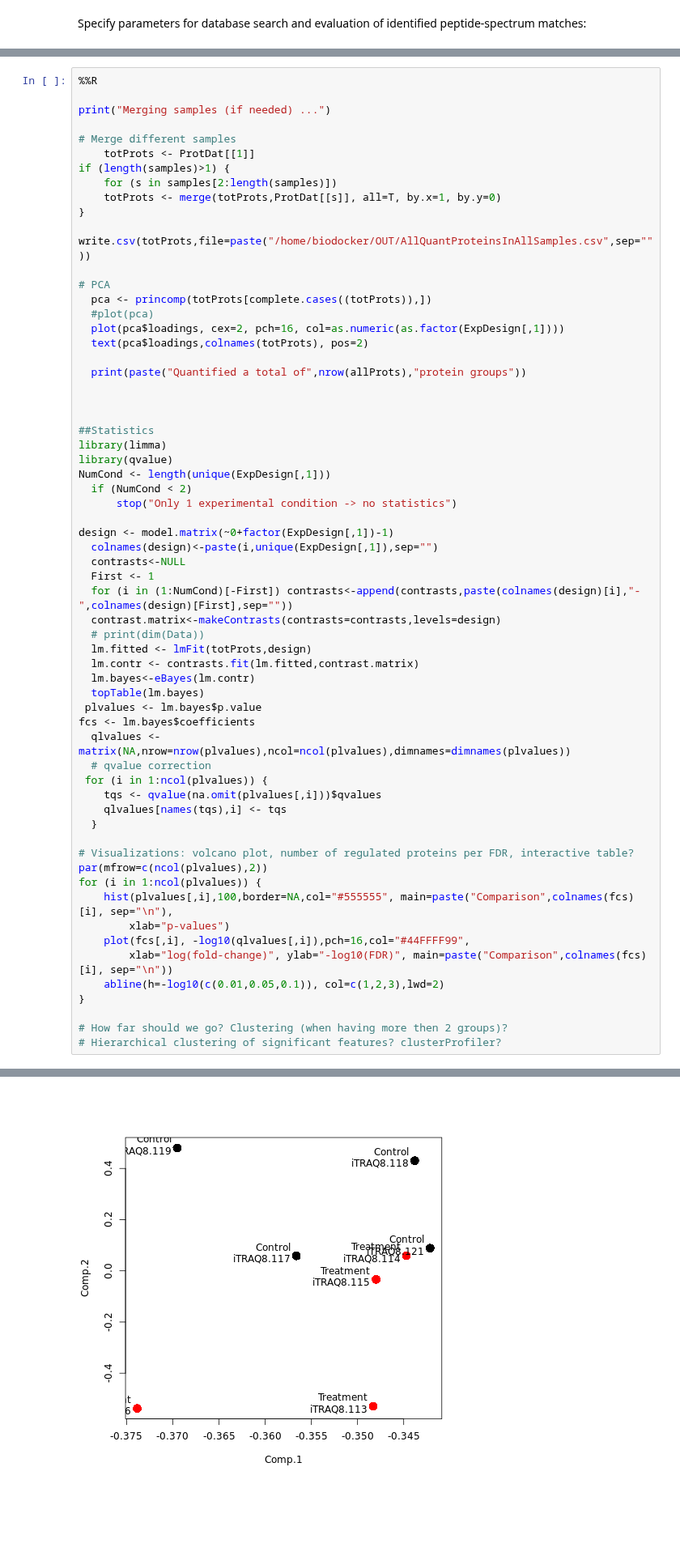
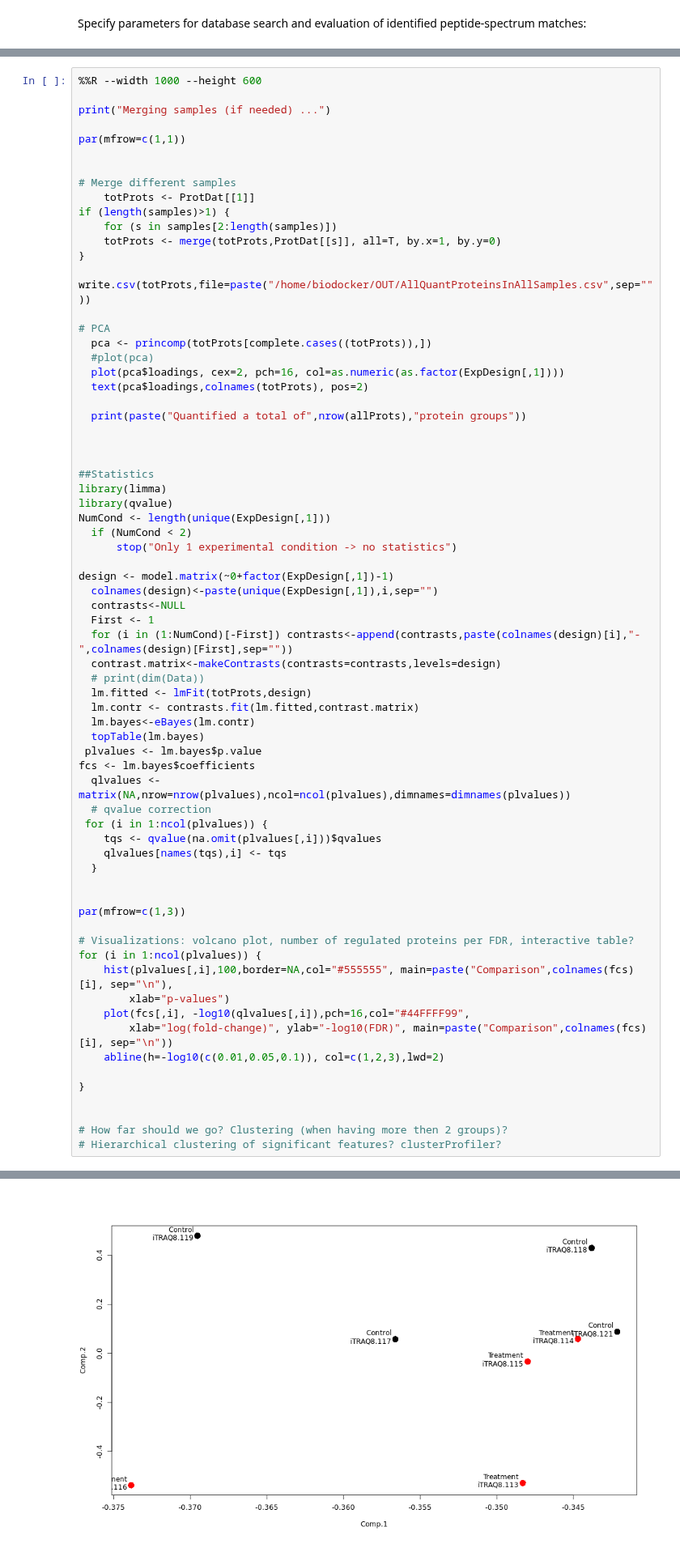
Before and after one commit to ProtProtocols/IsoProt, a Jupyter notebook: Example.ipynb, the cells around one changed output, grey strips where cells are left out. Shown at 81% size. Drawn from its saved outputs; the diff is of its cells as text; blank space fills up the shorter version.

Commit message:
new mz figure for reporters and many other adjustments of figures

```diff
--- a/Example.ipynb
+++ b/Example.ipynb
@@ -1022,7 +1046,10 @@ values on data aggregation.
 # %%
-%%R
+%%R --width 1000 --height 600
 
 print("Merging samples (if needed) ...")
+
+par(mfrow=c(1,1))
+
 
 # Merge different samples
     totProts <- ProtDat[[1]]
@@ -1051,38 +1078,42 @@ NumCond <- length(unique(ExpDesign[,1]))
       stop("Only 1 experimental condition -> no statistics")
 
 design <- model.matrix(~0+factor(ExpDesign[,1])-1)
-  colnames(design)<-paste(i,unique(ExpDesign[,1]),sep="")
+  colnames(design)<-paste(unique(ExpDesign[,1]),i,sep="")
   contrasts<-NULL
   First <- 1
   for (i in (1:NumCond)[-First]) contrasts<-append(contrasts,paste(colnames(design)[i],"-",colnames(design)[First],sep=""))
   contrast.matrix<-makeContrasts(contrasts=contrasts,levels=design)
   # print(dim(Data))
   lm.fitted <- lmFit(totProts,design)
   lm.contr <- contrasts.fit(lm.fitted,contrast.matrix)
   lm.bayes<-eBayes(lm.contr)
   topTable(lm.bayes)
  plvalues <- lm.bayes$p.value
 fcs <- lm.bayes$coefficients
   qlvalues <- matrix(NA,nrow=nrow(plvalues),ncol=ncol(plvalues),dimnames=dimnames(plvalues))
   # qvalue correction
  for (i in 1:ncol(plvalues)) {
     tqs <- qvalue(na.omit(plvalues[,i]))$qvalues
     qlvalues[names(tqs),i] <- tqs
   }
 
+
+par(mfrow=c(1,3))
+
 # Visualizations: volcano plot, number of regulated proteins per FDR, interactive table?
-par(mfrow=c(ncol(plvalues),2))
 for (i in 1:ncol(plvalues)) {
     hist(plvalues[,i],100,border=NA,col="#555555", main=paste("Comparison",colnames(fcs)[i], sep="\n"),
         xlab="p-values")
     plot(fcs[,i], -log10(qlvalues[,i]),pch=16,col="#44FFFF99",
         xlab="log(fold-change)", ylab="-log10(FDR)", main=paste("Comparison",colnames(fcs)[i], sep="\n"))
     abline(h=-log10(c(0.01,0.05,0.1)), col=c(1,2,3),lwd=2)
+
 }
+
 
 # How far should we go? Clustering (when having more then 2 groups)?
 # Hierarchical clustering of significant features? clusterProfiler?
 # %% [output]
 [1] "Merging samples (if needed) ..."
 [1] "Quantified a total of 416 protein groups"
-[figure, old version]
+[figure, new version]
```
Also changed, not shown: parts of 9 cells of this notebook.
